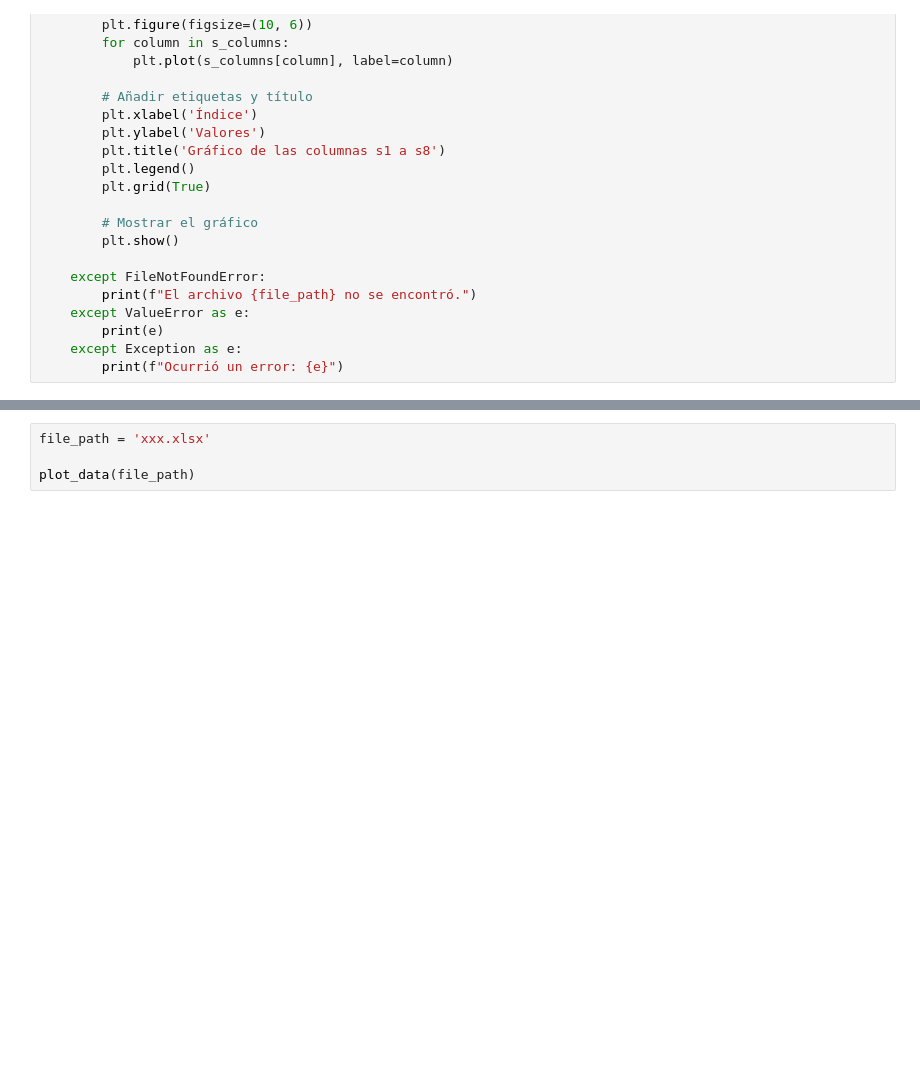
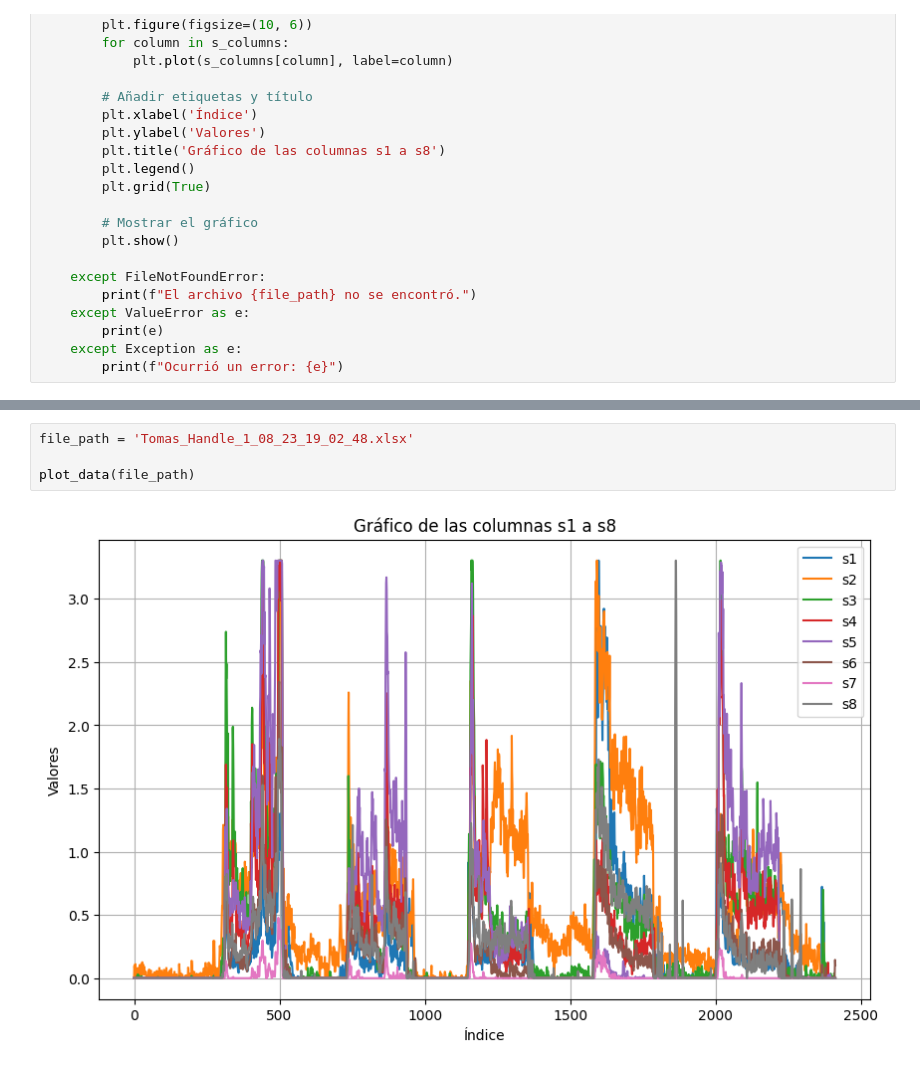
Before and after one commit to Belamir26/Python, a Jupyter notebook: INFINITE/Infinite_Plot.ipynb, the cells around one changed output, grey strips where cells are left out. Cells and saved outputs as stored; diff of their text form; blank space fills up the shorter version.

```diff
--- a/INFINITE/Infinite_Plot.ipynb
+++ b/INFINITE/Infinite_Plot.ipynb
@@ -108,4 +120,6 @@ def plot_extract(file_path, start, end):
 # %%
-file_path = 'xxx.xlsx'
+file_path = 'Tomas_Handle_1_08_23_19_02_48.xlsx'
 
 plot_data(file_path)
+# %% [output]
+[figure, added]
```
Also changed, not shown: parts of 3 cells of this notebook, 4 other files.
